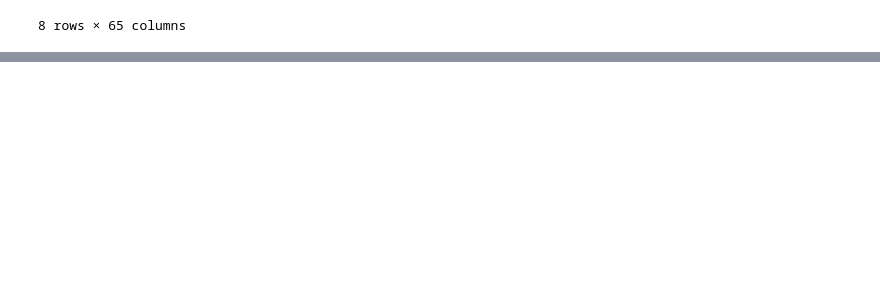
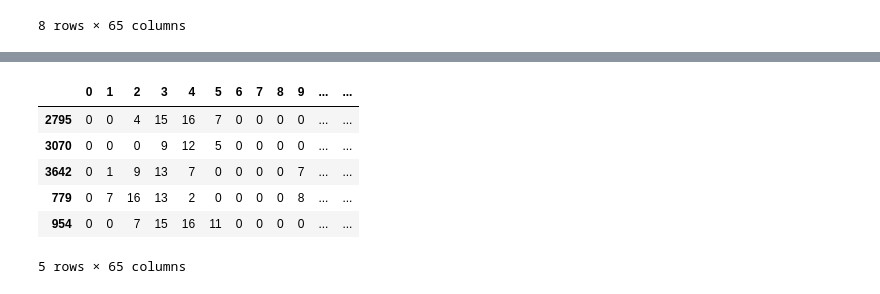
Before and after one commit to ljsauer/LaunchCode, a Jupyter notebook: Week 6/EDA_Readings_W6.ipynb, the cells around one changed output, grey strips where cells are left out. Drawn from its saved outputs; the diff is of its cells as text; code cells hidden in the pictures; blank space fills up the shorter version.

```diff
--- a/Week 6/EDA_Readings_W6.ipynb
+++ b/Week 6/EDA_Readings_W6.ipynb
@@ -43,3 +43,15 @@ print(last)
 3822   0   0   7
 
 [5 rows x 65 columns]
+# %%
+# for large datasets, it might help to take a sample of your data
+# as an easy way to get a feel for it quickly
+digits.sample(5)
+# %% [output]
+|  | 0 | 1 | 2 | 3 | 4 | 5 | 6 | 7 | 8 | 9 | ... | ... |
+| 2795 | 0 | 0 | 4 | 15 | 16 | 7 | 0 | 0 | 0 | 0 | ... | ... |
+| 3070 | 0 | 0 | 0 | 9 | 12 | 5 | 0 | 0 | 0 | 0 | ... | ... |
+| 3642 | 0 | 1 | 9 | 13 | 7 | 0 | 0 | 0 | 0 | 7 | ... | ... |
+| 779 | 0 | 7 | 16 | 13 | 2 | 0 | 0 | 0 | 0 | 8 | ... | ... |
+| 954 | 0 | 0 | 7 | 15 | 16 | 11 | 0 | 0 | 0 | 0 | ... | ... |
+5 rows × 65 columns
```
Also changed, not shown: parts of 3 cells of this notebook.
